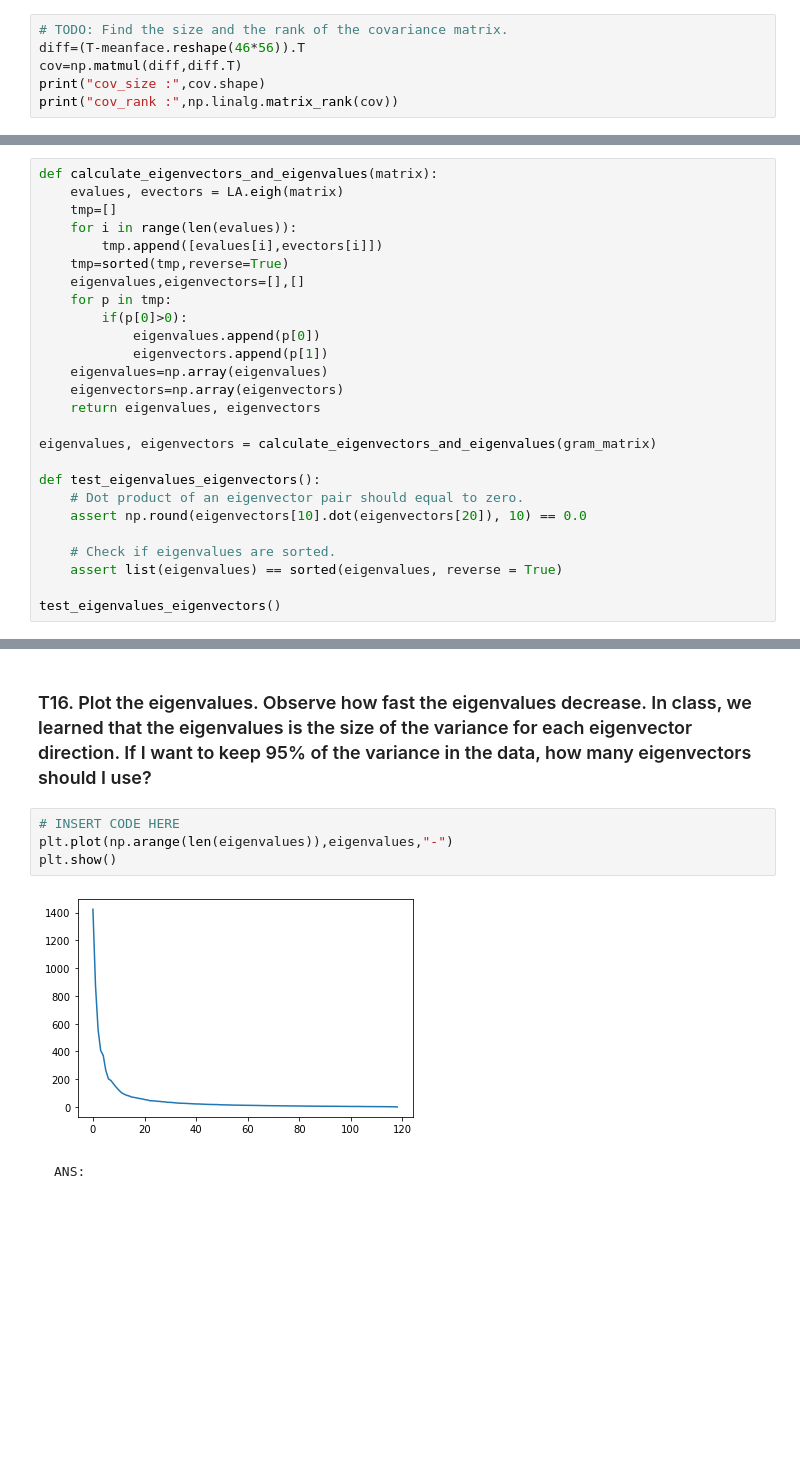
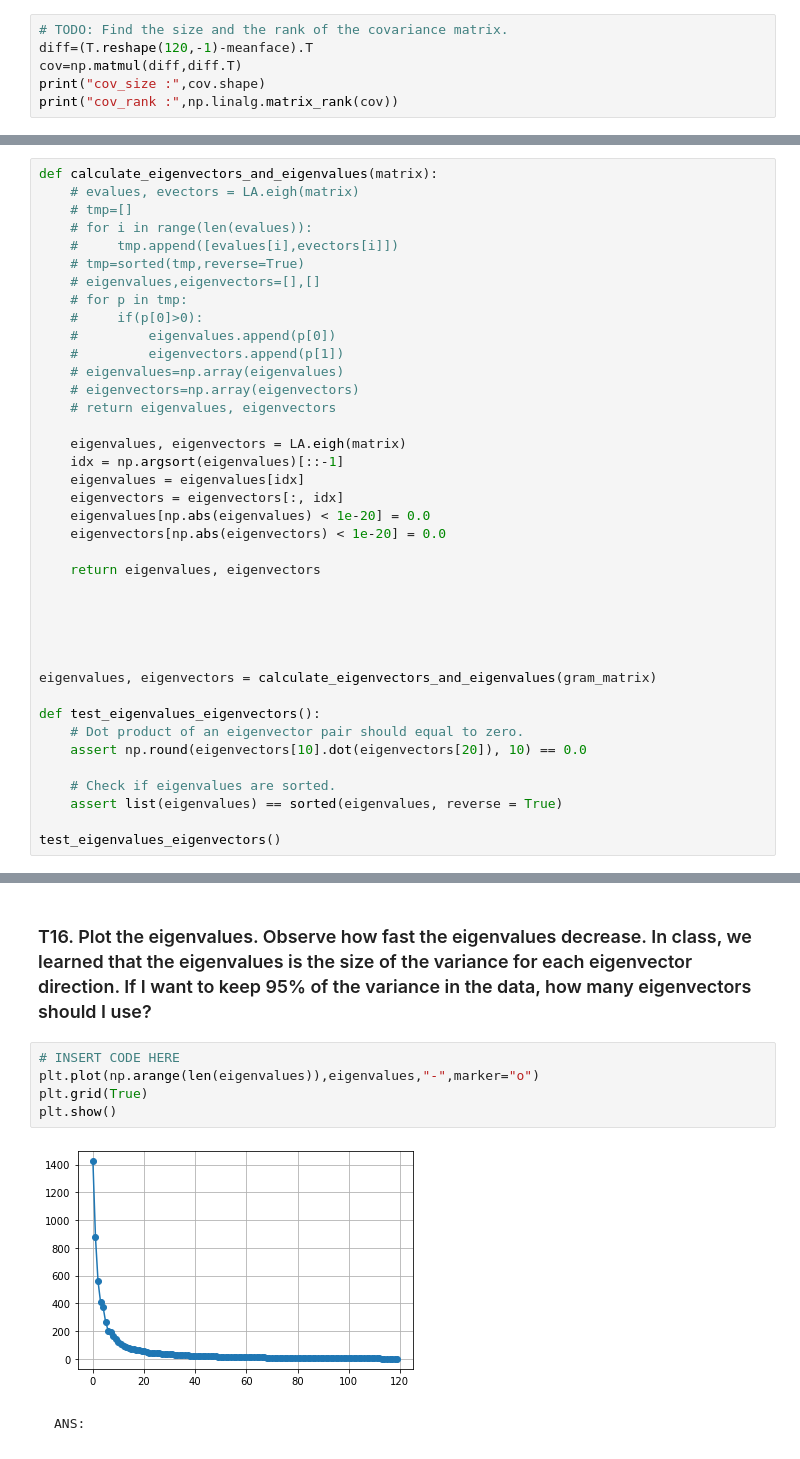
Before and after one commit to Bee0Theepob/Pattern, a Jupyter notebook: HW3/HW3_Fisherfaces(student).ipynb, the cells around one changed output, grey strips where cells are left out. Saved outputs shown, nothing was run; the diff lists cells and outputs as text; blank space fills up the shorter version.

```diff
--- a/HW3/HW3_Fisherfaces(student).ipynb
+++ b/HW3/HW3_Fisherfaces(student).ipynb
@@ -501,7 +519,7 @@ plt.show()
 ### T12. What is the size of the covariance matrix? What is the rank of the covariance matrix?
 # %%
 # TODO: Find the size and the rank of the covariance matrix.
-diff=(T-meanface.reshape(46*56)).T
+diff=(T.reshape(120,-1)-meanface).T
 cov=np.matmul(diff,diff.T)
 print("cov_size :",cov.shape)
 print("cov_rank :",np.linalg.matrix_rank(cov))
@@ -528,19 +546,32 @@ count eigen_value (> 0) : 119
 ### T15. Compute the eigenvectors and eigenvalues of the Gram matrix, v 0 and λ. Sort the eigenvalues and eigenvectors in descending order so that the first eigenvalue is the highest, and the first eigenvector corresponds to the best direction. How many non-zero eigenvalues are there? If you see a very small value, it is just numerical error and should be treated as zero.
 # %%
 def calculate_eigenvectors_and_eigenvalues(matrix):
-    evalues, evectors = LA.eigh(matrix)
-    tmp=[]
-    for i in range(len(evalues)):
-        tmp.append([evalues[i],evectors[i]])
-    tmp=sorted(tmp,reverse=True)
-    eigenvalues,eigenvectors=[],[]
-    for p in tmp:
-        if(p[0]>0):
-            eigenvalues.append(p[0])
-            eigenvectors.append(p[1])
-    eigenvalues=np.array(eigenvalues)
-    eigenvectors=np.array(eigenvectors)
+    # evalues, evectors = LA.eigh(matrix)
+    # tmp=[]
+    # for i in range(len(evalues)):
+    #     tmp.append([evalues[i],evectors[i]])
+    # tmp=sorted(tmp,reverse=True)
+    # eigenvalues,eigenvectors=[],[]
+    # for p in tmp:
+    #     if(p[0]>0):
+    #         eigenvalues.append(p[0])
+    #         eigenvectors.append(p[1])
+    # eigenvalues=np.array(eigenvalues)
+    # eigenvectors=np.array(eigenvectors)
+    # return eigenvalues, eigenvectors
+
+    eigenvalues, eigenvectors = LA.eigh(matrix)
+    idx = np.argsort(eigenvalues)[::-1]
+    eigenvalues = eigenvalues[idx]
+    eigenvectors = eigenvectors[:, idx]
+    eigenvalues[np.abs(eigenvalues) < 1e-20] = 0.0
+    eigenvectors[np.abs(eigenvectors) < 1e-20] = 0.0
+
     return eigenvalues, eigenvectors
+
+
+
+
 
 eigenvalues, eigenvectors = calculate_eigenvectors_and_eigenvalues(gram_matrix)
 
@@ -558,10 +589,11 @@ test_eigenvalues_eigenvectors()
 ### T16. Plot the eigenvalues. Observe how fast the eigenvalues decrease. In class, we learned that the eigenvalues is the size of the variance for each eigenvector direction. If I want to keep 95% of the variance in the data, how many eigenvectors should I use?
 # %%
 # INSERT CODE HERE
-plt.plot(np.arange(len(eigenvalues)),eigenvalues,"-")
+plt.plot(np.arange(len(eigenvalues)),eigenvalues,"-",marker="o")
+plt.grid(True)
 plt.show()
 # %% [output]
-[figure, old version]
+[figure, new version]
 # %% [markdown]
     ANS:
 # %% [markdown]
```
Also changed, not shown: parts of 25 cells of this notebook.
